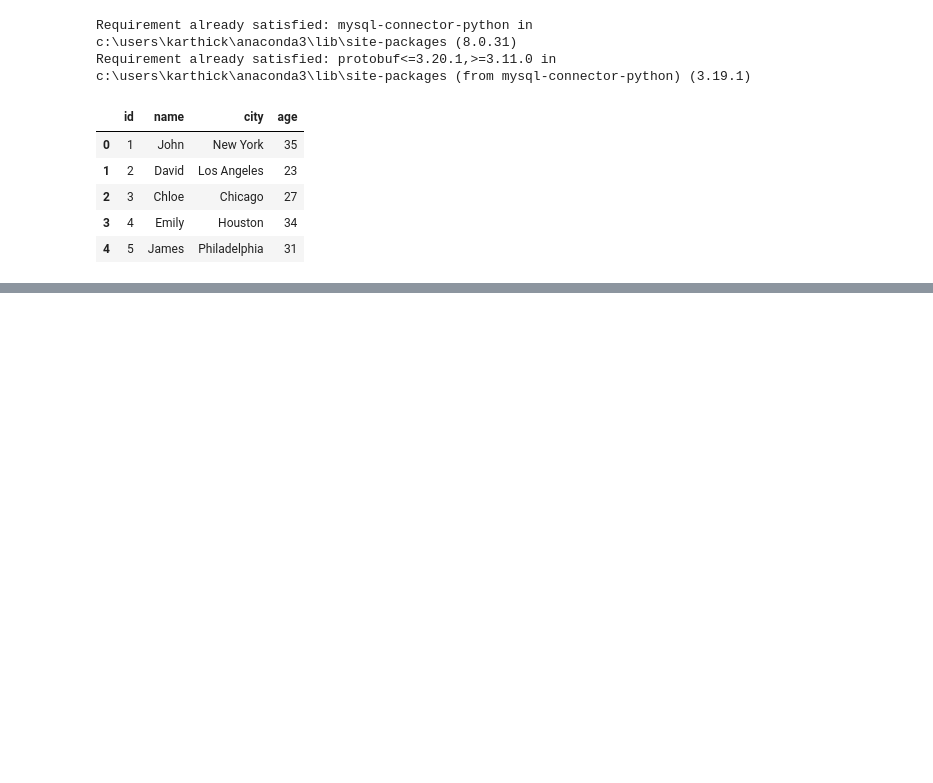
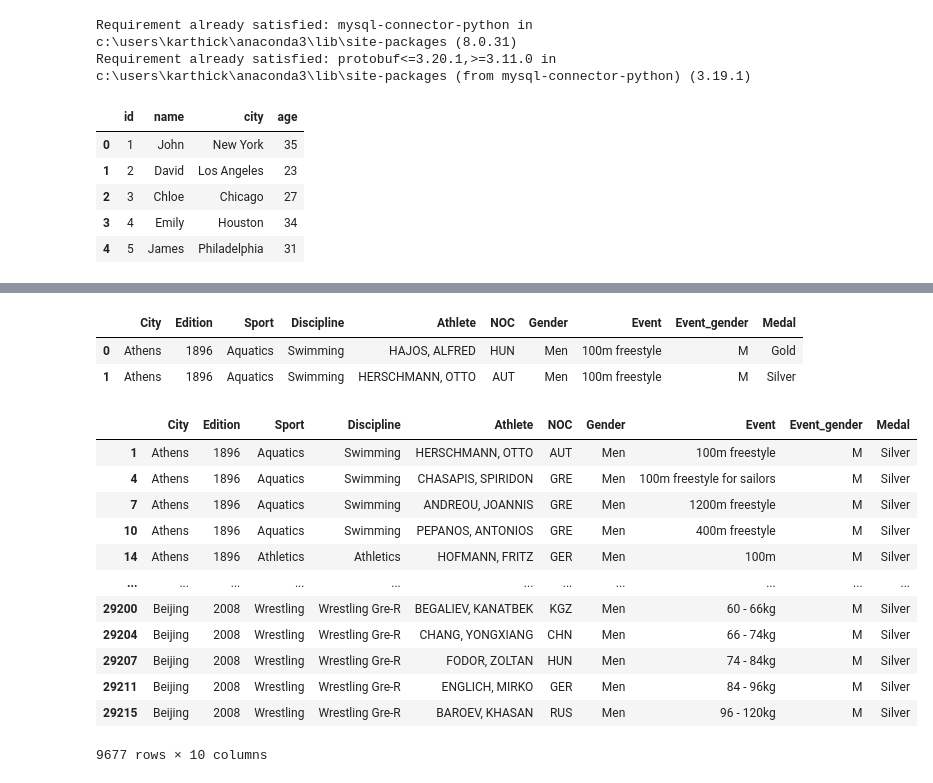
Before and after one commit to Edubridge-karthik/EXL-CHENNAI---8410-and-PUNE-8414-DA--Batch, a Jupyter notebook: EXL-CHENNAI and PUNE- DA/Pandas_lec.ipynb, the cells around one changed output, grey strips where cells are left out. Drawn from its saved outputs; the diff is of its cells as text; code cells hidden in the pictures; blank space fills up the shorter version.

```diff
--- a/EXL-CHENNAI and PUNE- DA/Pandas_lec.ipynb
+++ b/EXL-CHENNAI and PUNE- DA/Pandas_lec.ipynb
@@ -852,0 +1245,6 @@ book_df.to_json(r"I:\EduBridge\Data\books.json")
+# %%
+olympic_df.head(2)
+# %% [output]
+|  | City | Edition | Sport | Discipline | Athlete | NOC | Gender | Event | Event_gender | Medal |
+| 0 | Athens | 1896 | Aquatics | Swimming | HAJOS, ALFRED | HUN | Men | 100m freestyle | M | Gold |
+| 1 | Athens | 1896 | Aquatics | Swimming | HERSCHMANN, OTTO | AUT | Men | 100m freestyle | M | Silver |
@@ -852,0 +1253,16 @@ book_df.to_json(r"I:\EduBridge\Data\books.json")
+# %%
+list(go)[2][1]
+# %% [output]
+|  | City | Edition | Sport | Discipline | Athlete | NOC | Gender | Event | Event_gender | Medal |
+| 1 | Athens | 1896 | Aquatics | Swimming | HERSCHMANN, OTTO | AUT | Men | 100m freestyle | M | Silver |
+| 4 | Athens | 1896 | Aquatics | Swimming | CHASAPIS, SPIRIDON | GRE | Men | 100m freestyle for sailors | M | Silver |
+| 7 | Athens | 1896 | Aquatics | Swimming | ANDREOU, JOANNIS | GRE | Men | 1200m freestyle | M | Silver |
+| 10 | Athens | 1896 | Aquatics | Swimming | PEPANOS, ANTONIOS | GRE | Men | 400m freestyle | M | Silver |
+| 14 | Athens | 1896 | Athletics | Athletics | HOFMANN, FRITZ | GER | Men | 100m | M | Silver |
+| ... | ... | ... | ... | ... | ... | ... | ... | ... | ... | ... |
+| 29200 | Beijing | 2008 | Wrestling | Wrestling Gre-R | BEGALIEV, KANATBEK | KGZ | Men | 60 - 66kg | M | Silver |
+| 29204 | Beijing | 2008 | Wrestling | Wrestling Gre-R | CHANG, YONGXIANG | CHN | Men | 66 - 74kg | M | Silver |
+| 29207 | Beijing | 2008 | Wrestling | Wrestling Gre-R | FODOR, ZOLTAN | HUN | Men | 74 - 84kg | M | Silver |
+| 29211 | Beijing | 2008 | Wrestling | Wrestling Gre-R | ENGLICH, MIRKO | GER | Men | 84 - 96kg | M | Silver |
+| 29215 | Beijing | 2008 | Wrestling | Wrestling Gre-R | BAROEV, KHASAN | RUS | Men | 96 - 120kg | M | Silver |
+9677 rows × 10 columns
```
Also changed, not shown: parts of 85 cells of this notebook.
